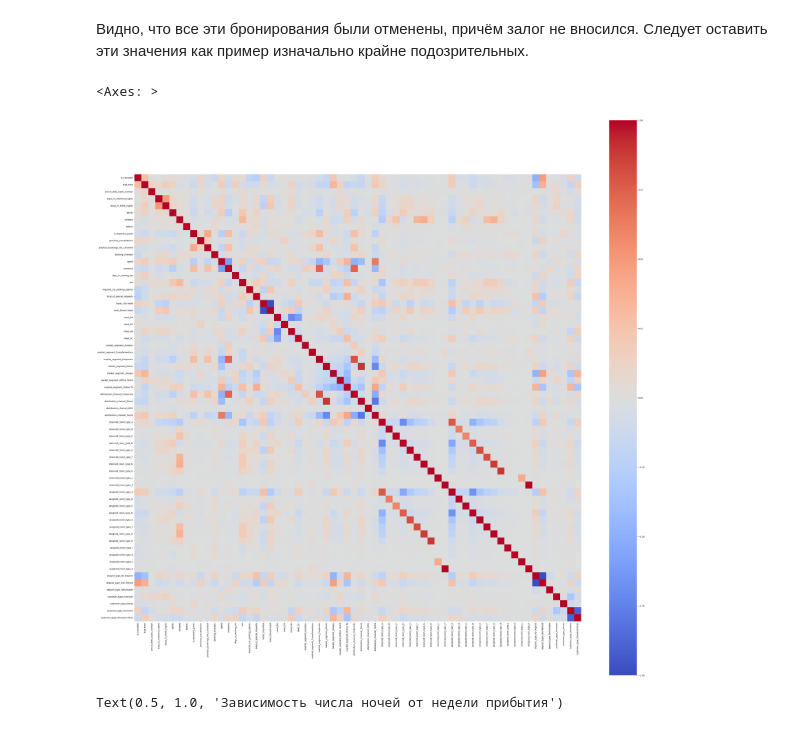
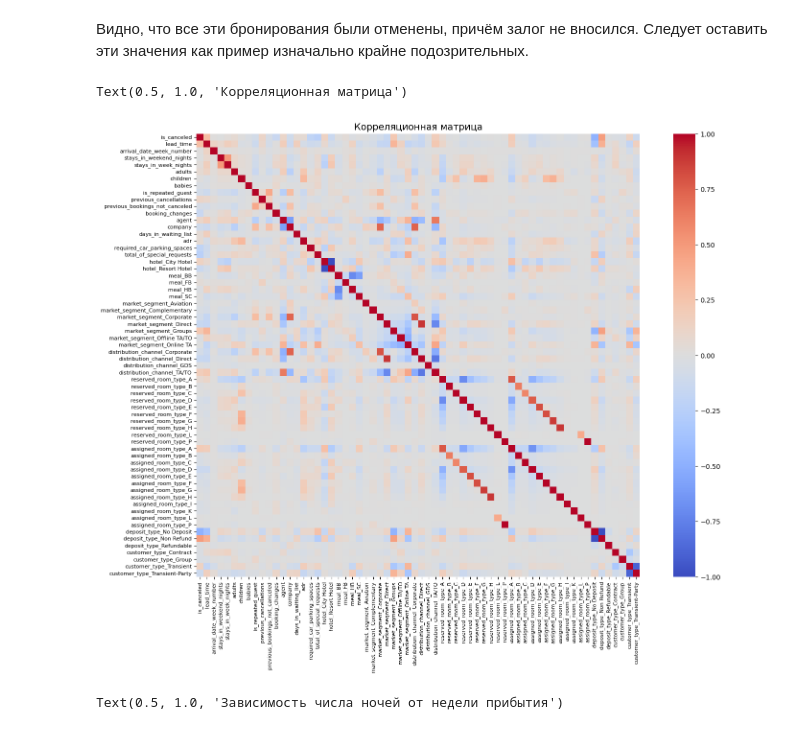
Before and after one commit to andy-geek/machine-learning-homework, a Jupyter notebook: homework-02-11.ipynb, the cells around one changed output. Cells and saved outputs as stored; diff of their text form; code cells hidden in the pictures.

```diff
--- a/homework-02-11.ipynb
+++ b/homework-02-11.ipynb
@@ -119,11 +144,14 @@ dataset[dataset['adults'] > 10]
 Видно, что все эти бронирования были отменены, причём залог не вносился. Следует оставить эти значения как пример изначально крайне подозрительных.
 # %%
 correlation_matrix = dataset.corr()
-matplotlib.pyplot.figure(figsize = (48, 48))
+matplotlib.pyplot.figure(figsize=(18, 12))
 seaborn.heatmap(correlation_matrix, square=True, cmap="coolwarm")
+matplotlib.pyplot.xticks(fontsize=8)
+matplotlib.pyplot.yticks(fontsize=8)
+matplotlib.pyplot.title("Корреляционная матрица", fontsize=14)
 # %% [output]
-<Axes: >
+Text(0.5, 1.0, 'Корреляционная матрица')
-[figure, old version]
+[figure, new version]
 # %%
 matplotlib.pyplot.figure(figsize = (6, 6), dpi=100)
 matplotlib.pyplot.plot(dataset['arrival_date_week_number'], dataset['stays_in_week_nights'] + dataset['stays_in_weekend_nights'], 'o', alpha = 0.05)
```
Also changed, not shown: parts of 13 cells of this notebook.
